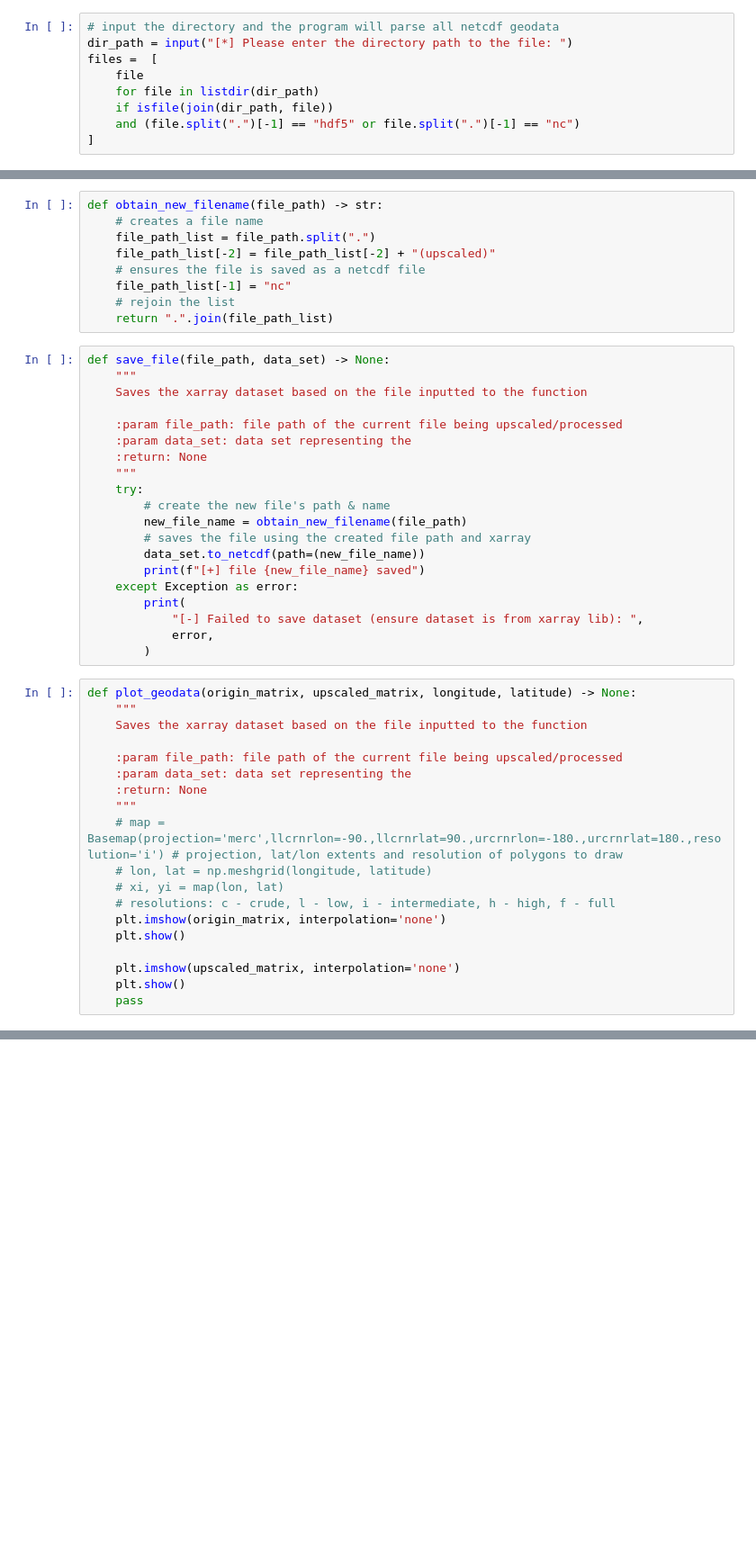
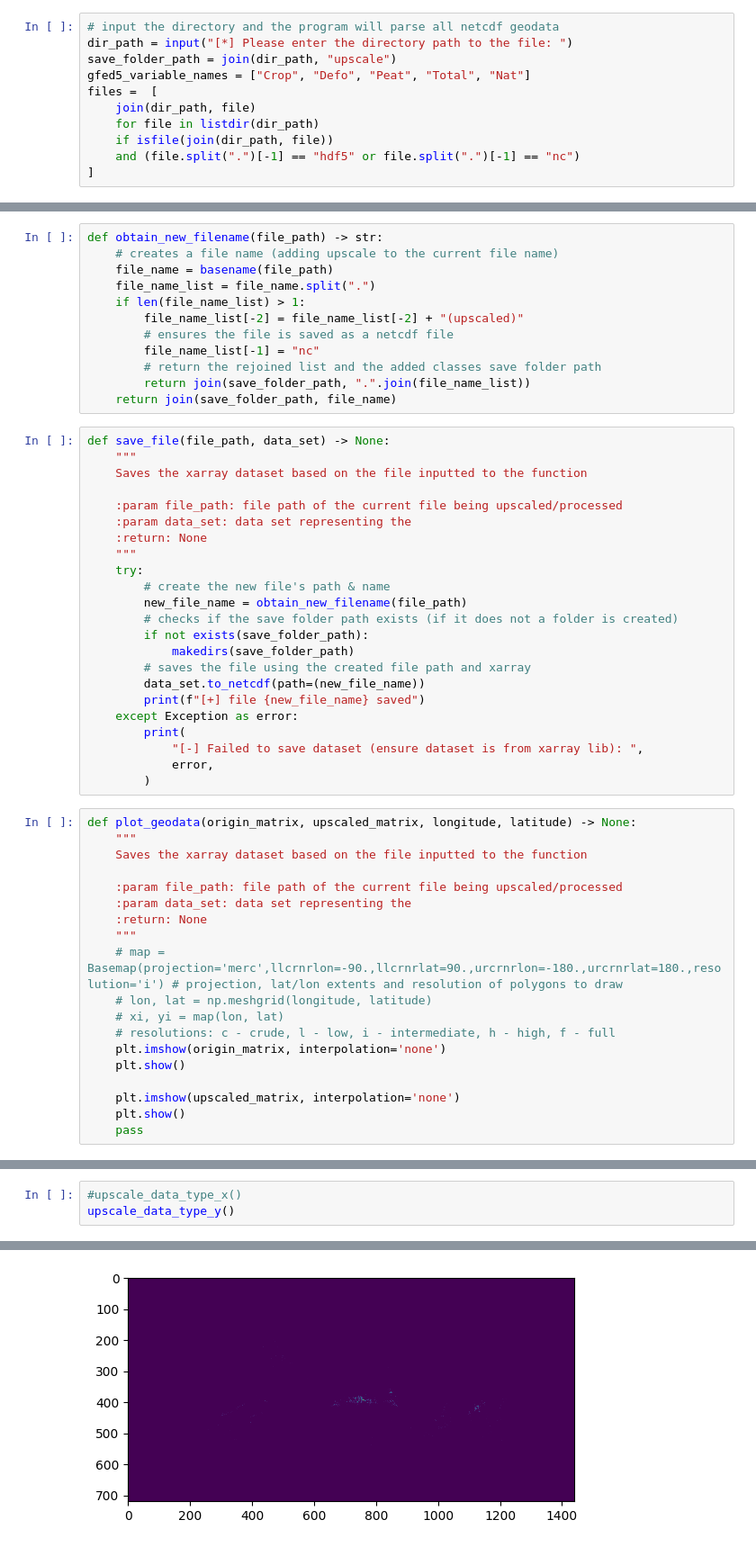
Before and after one commit to Rich4ever11/regridding_dataset, a Jupyter notebook: task_one.ipynb, the cells around one changed output, grey strips where cells are left out. Shown: that part at 90% size. Cells and saved outputs as stored; diff of their text form; blank space fills up the shorter version.

```diff
--- a/task_one.ipynb
+++ b/task_one.ipynb
@@ -11,8 +11,10 @@ import matplotlib.pyplot as plt
 # %%
 # input the directory and the program will parse all netcdf geodata
 dir_path = input("[*] Please enter the directory path to the file: ")
+save_folder_path = join(dir_path, "upscale")
+gfed5_variable_names = ["Crop", "Defo", "Peat", "Total", "Nat"]
 files =  [
-    file
+    join(dir_path, file)
     for file in listdir(dir_path)
     if isfile(join(dir_path, file))
     and (file.split(".")[-1] == "hdf5" or file.split(".")[-1] == "nc")
@@ -66,13 +68,16 @@ def evaluate_upscale_sum(origin_matrix, upscaled_matrix, margin_of_error = 65536
     return upscaled_matrix.sum() >= (origin_matrix.sum() - margin_of_error) and origin_matrix.sum() <= (origin_matrix.sum() + margin_of_error)
 # %%
 def obtain_new_filename(file_path) -> str:
-    # creates a file name
-    file_path_list = file_path.split(".")
-    file_path_list[-2] = file_path_list[-2] + "(upscaled)"
-    # ensures the file is saved as a netcdf file
-    file_path_list[-1] = "nc"
-    # rejoin the list
-    return ".".join(file_path_list)
+    # creates a file name (adding upscale to the current file name)
+    file_name = basename(file_path)
+    file_name_list = file_name.split(".")
+    if len(file_name_list) > 1:
+        file_name_list[-2] = file_name_list[-2] + "(upscaled)"
+        # ensures the file is saved as a netcdf file
+        file_name_list[-1] = "nc"
+        # return the rejoined list and the added classes save folder path
+        return join(save_folder_path, ".".join(file_name_list))
+    return join(save_folder_path, file_name)
 # %%
 def save_file(file_path, data_set) -> None:
     """
@@ -85,6 +90,9 @@ def save_file(file_path, data_set) -> None:
     try:
         # create the new file's path & name
         new_file_name = obtain_new_filename(file_path)
+        # checks if the save folder path exists (if it does not a folder is created)
+        if not exists(save_folder_path):
+            makedirs(save_folder_path)
         # saves the file using the created file path and xarray
         data_set.to_netcdf(path=(new_file_name))
         print(f"[+] file {new_file_name} saved")
@@ -211,0 +279,4 @@ Upscale Burned Area Total - 128418168832.0
+# %%
+#upscale_data_type_x()
+upscale_data_type_y()
+# %% [output]
@@ -211,0 +289 @@ Upscale Burned Area Total - 128418168832.0
+[figure, added]
```
Also changed, not shown: parts of 4 cells of this notebook, 1 other file.
